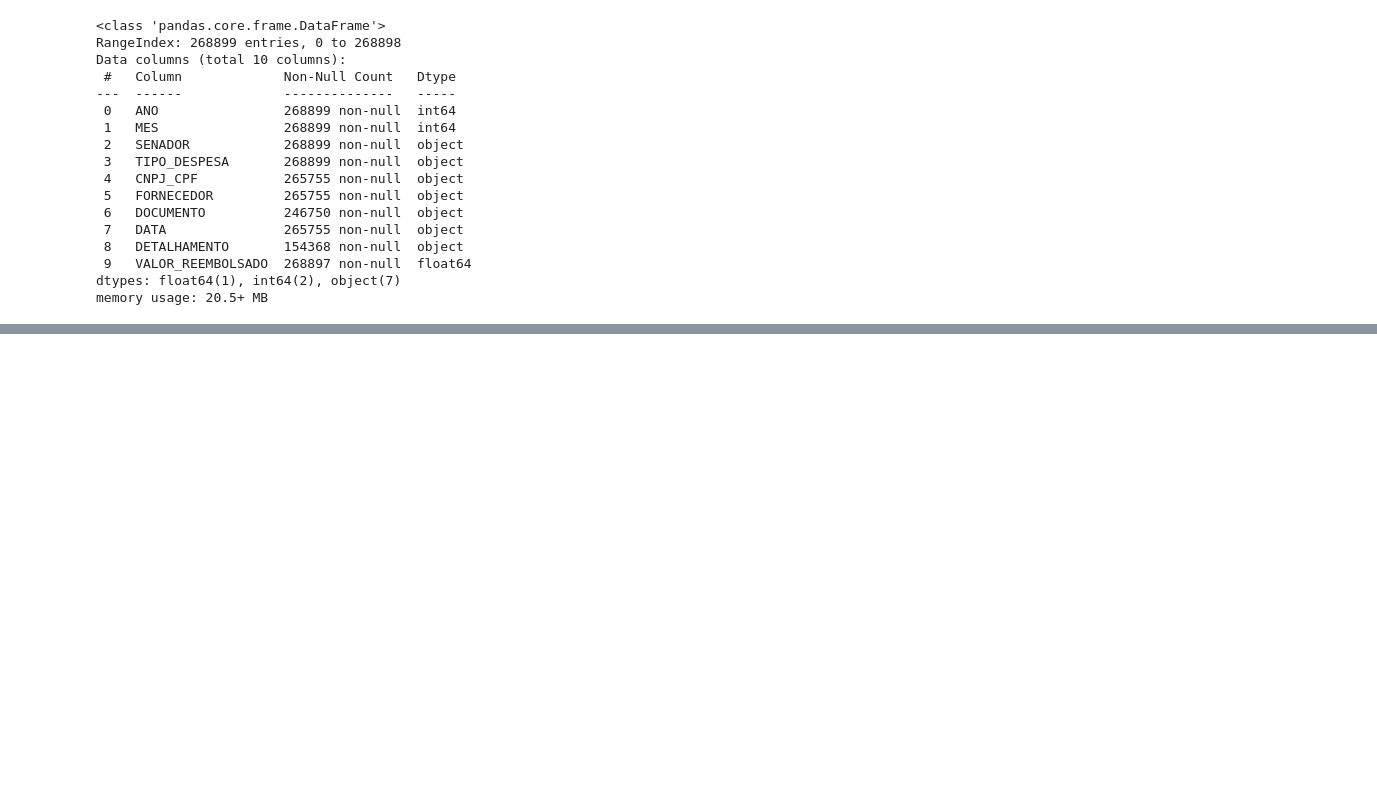
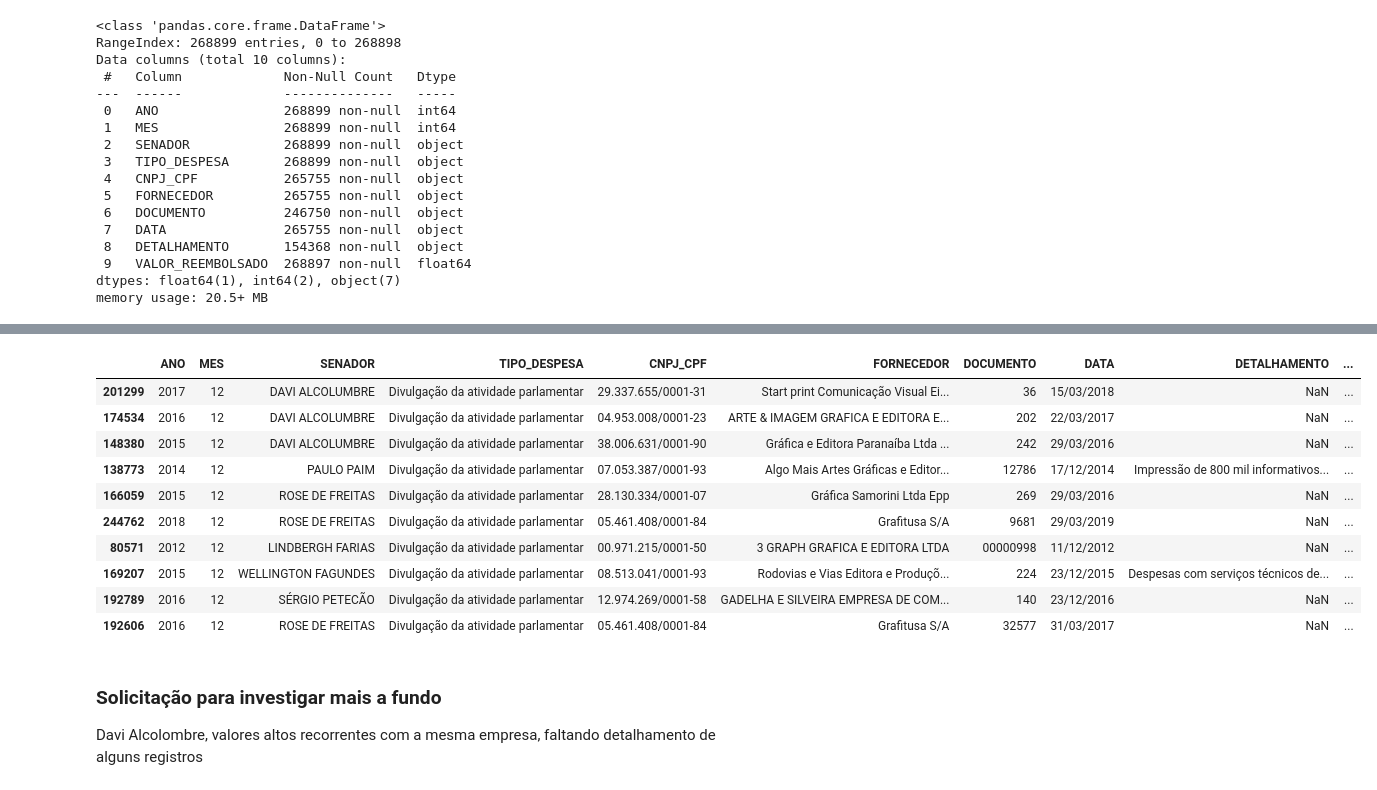
Before and after one commit to francocontigo/analise-reembolso-parlamentar, a Jupyter notebook: AnaliseReembolso.ipynb, the cells around one changed output, grey strips where cells are left out. Cells and saved outputs as stored; diff of their text form; code cells hidden in the pictures; blank space fills up the shorter version.

```diff
--- a/AnaliseReembolso.ipynb
+++ b/AnaliseReembolso.ipynb
@@ -94,0 +484,3 @@ dfCotaParlamentar.describe()
+# %%
+df_divul = df_cota_parlamentar[df_cota_parlamentar["TIPO_DESPESA"] == "Divulgação da atividade parlamentar"]
+df_divul.head()
@@ -94,0 +520,19 @@ dfCotaParlamentar.describe()
+# %%
+df_divul_outliers = df_divul.nlargest(100, "VALOR_REEMBOLSADO")
+df_divul_outliers.head(10)
+# %% [output]
+|  | ANO | MES | SENADOR | TIPO_DESPESA | CNPJ_CPF | FORNECEDOR | DOCUMENTO | DATA | DETALHAMENTO | ... |
+| 201299 | 2017 | 12 | DAVI ALCOLUMBRE | Divulgação da atividade parlamentar | 29.337.655/0001-31 | Start print Comunicação Visual Ei... | 36 | 15/03/2018 | NaN | ... |
+| 174534 | 2016 | 12 | DAVI ALCOLUMBRE | Divulgação da atividade parlamentar | 04.953.008/0001-23 | ARTE & IMAGEM GRAFICA E EDITORA E... | 202 | 22/03/2017 | NaN | ... |
+| 148380 | 2015 | 12 | DAVI ALCOLUMBRE | Divulgação da atividade parlamentar | 38.006.631/0001-90 | Gráfica e Editora Paranaíba Ltda ... | 242 | 29/03/2016 | NaN | ... |
+| 138773 | 2014 | 12 | PAULO PAIM | Divulgação da atividade parlamentar | 07.053.387/0001-93 | Algo Mais Artes Gráficas e Editor... | 12786 | 17/12/2014 | Impressão de 800 mil informativos... | ... |
+| 166059 | 2015 | 12 | ROSE DE FREITAS | Divulgação da atividade parlamentar | 28.130.334/0001-07 | Gráfica Samorini Ltda Epp | 269 | 29/03/2016 | NaN | ... |
+| 244762 | 2018 | 12 | ROSE DE FREITAS | Divulgação da atividade parlamentar | 05.461.408/0001-84 | Grafitusa S/A | 9681 | 29/03/2019 | NaN | ... |
+| 80571 | 2012 | 12 | LINDBERGH FARIAS | Divulgação da atividade parlamentar | 00.971.215/0001-50 | 3 GRAPH GRAFICA E EDITORA LTDA | 00000998 | 11/12/2012 | NaN | ... |
+| 169207 | 2015 | 12 | WELLINGTON FAGUNDES | Divulgação da atividade parlamentar | 08.513.041/0001-93 | Rodovias e Vias Editora e Produçõ... | 224 | 23/12/2015 | Despesas com serviços técnicos de... | ... |
+| 192789 | 2016 | 12 | SÉRGIO PETECÃO | Divulgação da atividade parlamentar | 12.974.269/0001-58 | GADELHA E SILVEIRA EMPRESA DE COM... | 140 | 23/12/2016 | NaN | ... |
+| 192606 | 2016 | 12 | ROSE DE FREITAS | Divulgação da atividade parlamentar | 05.461.408/0001-84 | Grafitusa S/A | 32577 | 31/03/2017 | NaN | ... |
+# %% [markdown]
+### Solicitação para investigar mais a fundo
+
+Davi Alcolombre, valores altos recorrentes com a mesma empresa, faltando detalhamento de alguns registros
```
Also changed, not shown: parts of 63 cells of this notebook.
